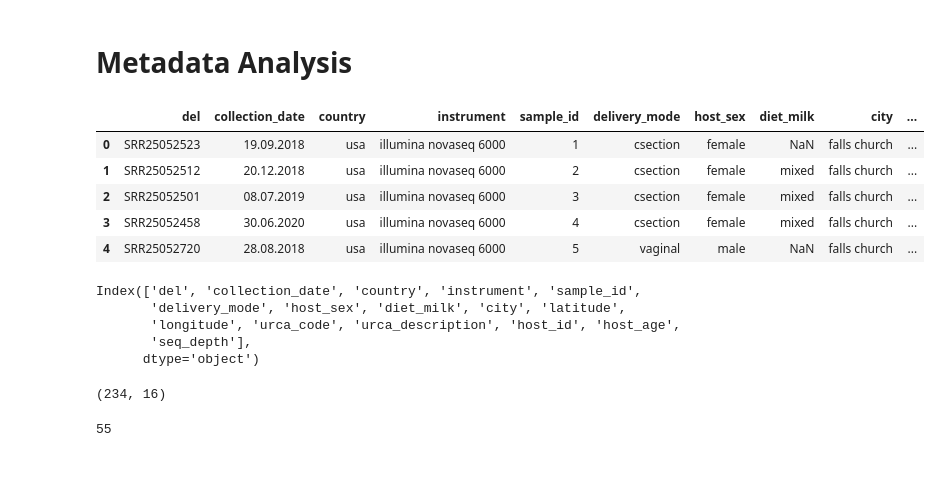
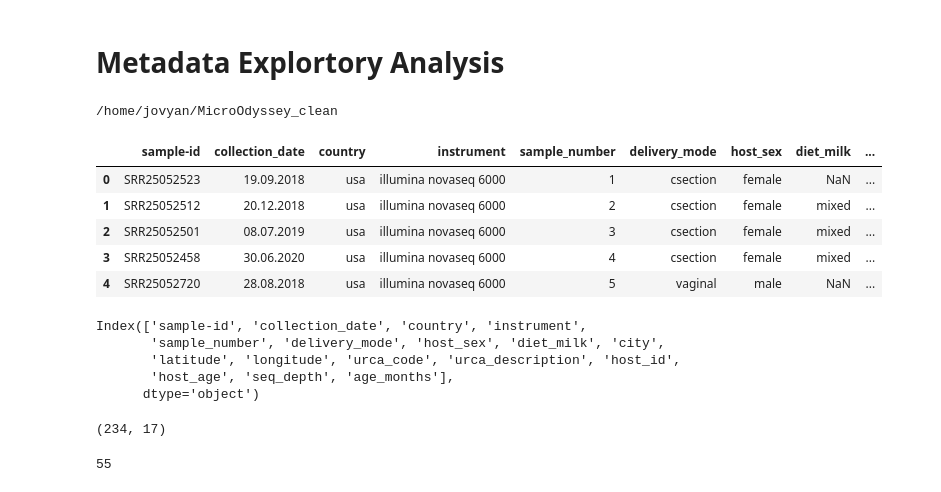
Before and after one commit to tpayer-eng/MicroOdyssey_clean, a Jupyter notebook: scripts/01_expl_dataanalysis/Metadata.ipynb, the cells around one changed output. Saved outputs shown, nothing was run; the diff lists cells and outputs as text; code cells hidden in the pictures.

```diff
--- a/scripts/01_expl_dataanalysis/Metadata.ipynb
+++ b/scripts/01_expl_dataanalysis/Metadata.ipynb
@@ -1,34 +1,40 @@
 # %% [markdown]
-# Metadata Analysis
+# Metadata Explortory Analysis
 # %%
 import IPython
 
 import pandas as pd
 import matplotlib.pyplot as plt
+%matplotlib inline
 
-%matplotlib inline
+%cd /home/jovyan/MicroOdyssey_clean
+
+data_dir="data"
+result_dir="output/01_expl_dataanalysis"
+# %% [output]
+/home/jovyan/MicroOdyssey_clean
 # %%
-df_meta = pd.read_csv("metadata.tsv", sep='\t')
+df_meta = pd.read_csv(f"{data_dir}/metadata.tsv", sep='\t')
 df_meta.head(5)
 # %% [output]
-|  | del | collection_date | country | instrument | sample_id | delivery_mode | host_sex | diet_milk | city | ... |
-| 0 | SRR25052523 | 19.09.2018 | usa | illumina novaseq 6000 | 1 | csection | female | NaN | falls church | ... |
-| 1 | SRR25052512 | 20.12.2018 | usa | illumina novaseq 6000 | 2 | csection | female | mixed | falls church | ... |
-| 2 | SRR25052501 | 08.07.2019 | usa | illumina novaseq 6000 | 3 | csection | female | mixed | falls church | ... |
-| 3 | SRR25052458 | 30.06.2020 | usa | illumina novaseq 6000 | 4 | csection | female | mixed | falls church | ... |
-| 4 | SRR25052720 | 28.08.2018 | usa | illumina novaseq 6000 | 5 | vaginal | male | NaN | falls church | ... |
+|  | sample-id | collection_date | country | instrument | sample_number | delivery_mode | host_sex | diet_milk | ... |
+| 0 | SRR25052523 | 19.09.2018 | usa | illumina novaseq 6000 | 1 | csection | female | NaN | ... |
+| 1 | SRR25052512 | 20.12.2018 | usa | illumina novaseq 6000 | 2 | csection | female | mixed | ... |
+| 2 | SRR25052501 | 08.07.2019 | usa | illumina novaseq 6000 | 3 | csection | female | mixed | ... |
+| 3 | SRR25052458 | 30.06.2020 | usa | illumina novaseq 6000 | 4 | csection | female | mixed | ... |
+| 4 | SRR25052720 | 28.08.2018 | usa | illumina novaseq 6000 | 5 | vaginal | male | NaN | ... |
 # %%
 df_meta.columns
 # %% [output]
-Index(['del', 'collection_date', 'country', 'instrument', 'sample_id',
-       'delivery_mode', 'host_sex', 'diet_milk', 'city', 'latitude',
-       'longitude', 'urca_code', 'urca_description', 'host_id', 'host_age',
-       'seq_depth'],
+Index(['sample-id', 'collection_date', 'country', 'instrument',
+       'sample_number', 'delivery_mode', 'host_sex', 'diet_milk', 'city',
+       'latitude', 'longitude', 'urca_code', 'urca_description', 'host_id',
+       'host_age', 'seq_depth', 'age_months'],
       dtype='object')
 # %%
 df_meta.shape
 # %% [output]
-(234, 16)
+(234, 17)
 # %%
 df_meta["host_id"].nunique()
 # %% [output]
```
Also changed, not shown: parts of 4 cells of this notebook, 6 other files.
